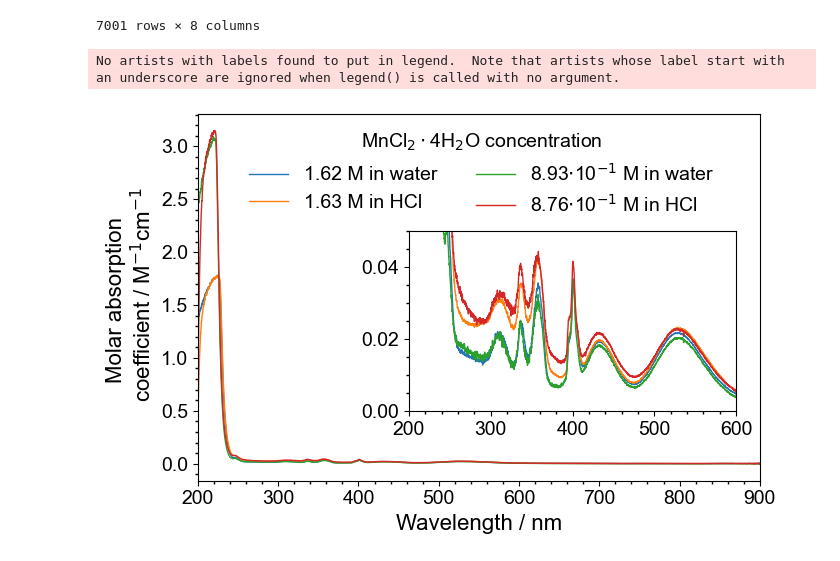
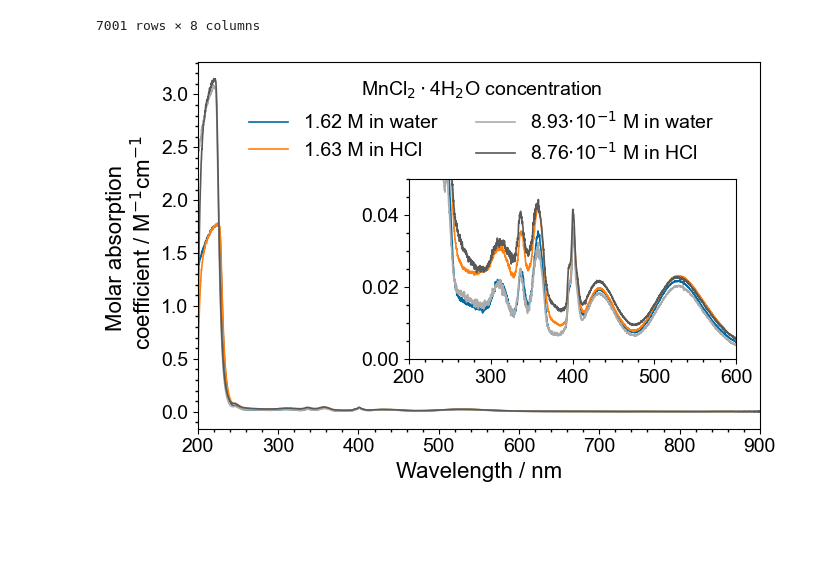
Before and after one commit to Normann25/Manganese-chlorides, a Jupyter notebook: Bachelor/uvvis/MnCl2_wNaCl/plots.ipynb, the cells around one changed output. Drawn from its saved outputs; the diff is of its cells as text; code cells hidden in the pictures; blank space fills up the shorter version.

```diff
--- a/Bachelor/uvvis/MnCl2_wNaCl/plots.ipynb
+++ b/Bachelor/uvvis/MnCl2_wNaCl/plots.ipynb
@@ -1,6 +1,7 @@
 # %%
 import matplotlib.pyplot as plt
 plt.rcParams['font.family'] = 'Arial'
+plt.style.use('tableau-colorblind10')
 import pandas as pd
 import numpy as np
 import seaborn as sns
@@ -153,7 +154,7 @@ df, labels_list, lbl_title = eps_fRep_short, fRep_labels_short, 'MnCl$_{2}\cdot$
 fig, ax = plt.subplots(figsize = (7, 4.5))
 
 for i, key in enumerate(df.keys()[1:]):
-    ax.plot(df['wavelength'], df[key], lw = 1, label = labels_list[i])
+    ax.plot(df['wavelength'], df[key], lw = 1.2, label = labels_list[i])
 
 ax.set_ylabel('Molar absorption \n coefficient / M$^{-1}$cm$^{-1}$', fontsize = 16)
 ax.set_xlabel('Wavelength / nm', fontsize = 16)
@@ -170,36 +171,35 @@ ax.legend(frameon = False, fontsize = 14, loc = 2, ncol = 2,
 # loc = 2, bbox_to_anchor = (0.05, 0.95), ncol = 1      Upper left corner
 # loc = 2, bbox_to_anchor = (0.07, 0.3), ncol = 2       Lower left corner
 # loc = 2, bbox_to_achor = (0.23, 0.33), ncol = 2       Bottom center
 # loc = 4, bbox_to_anchor = (1,1), ncol = 3             On top of figure
 
 inset_ax = inset_axes(ax,
                     width="60%", # width = % of parent_bbox
                     height=1.8, # height : 1 inch
                     bbox_to_anchor=(0, 0, 0.97, 0.7),
                     bbox_transform=ax.transAxes) # placement in figure
 
 for key in df.keys()[1:]:
-    inset_ax.plot(df['wavelength'], df[key], lw = 1)
+    inset_ax.plot(df['wavelength'], df[key], lw = 1.2)
 
 inset_ax.set_ylabel(None)
 inset_ax.set_xlabel(None)
 inset_ax.set_ylim(0, 0.05)
 inset_ax.set_xlim(200, 600)
 
 inset_ax.xaxis.set_minor_locator(AutoMinorLocator())
 inset_ax.yaxis.set_minor_locator(AutoMinorLocator())
 inset_ax.tick_params(axis = 'both', which = 'major', direction = 'out', bottom = True, left = True, labelsize = 14)
 inset_ax.tick_params(axis = 'both', which = 'minor', direction = 'out', width = 1, length = 2, bottom = True, left = True)
 # plt.xticks(rotation = 45, ha = 'right')
 
 inset_ax.legend().set_visible(False)
 
 fig.tight_layout()
 fig.savefig('fRep_GraphicAbs.jpg', dpi=600)
 plt.show()
 # %% [output]
-No artists with labels found to put in legend.  Note that artists whose label start with an underscore are ignored when legend() is called with no argument.
-[figure, old version]
+[figure, new version]
 # %%
 fig, ax = plt.subplots(2,1, figsize = (5.5, 4.5))
 
```
Also changed, not shown: parts of 4 cells of this notebook, 17 other files.
